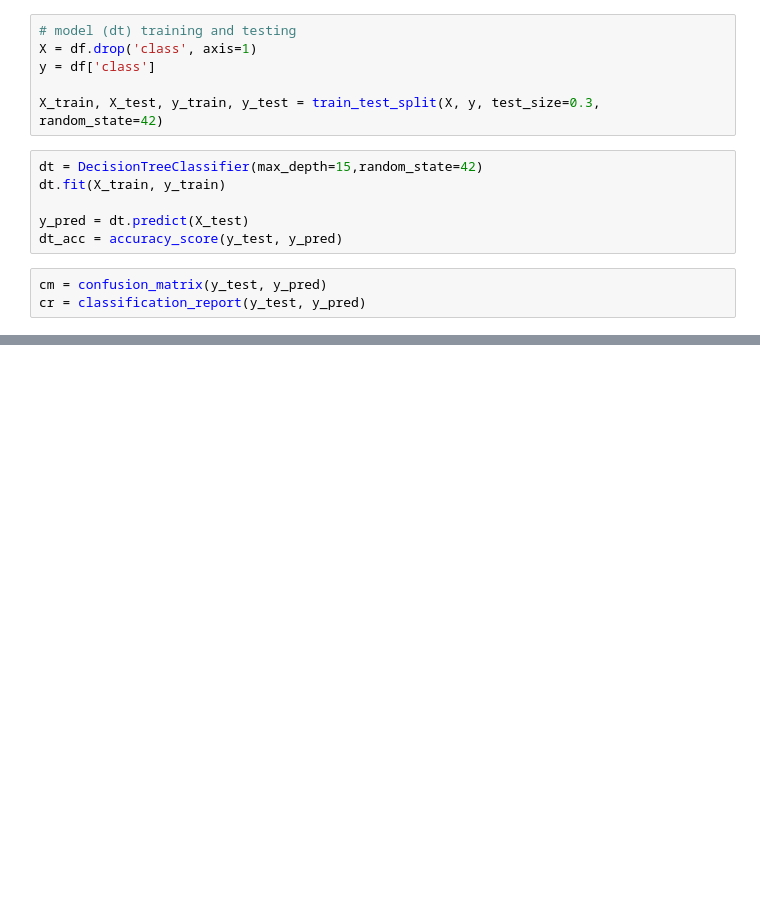
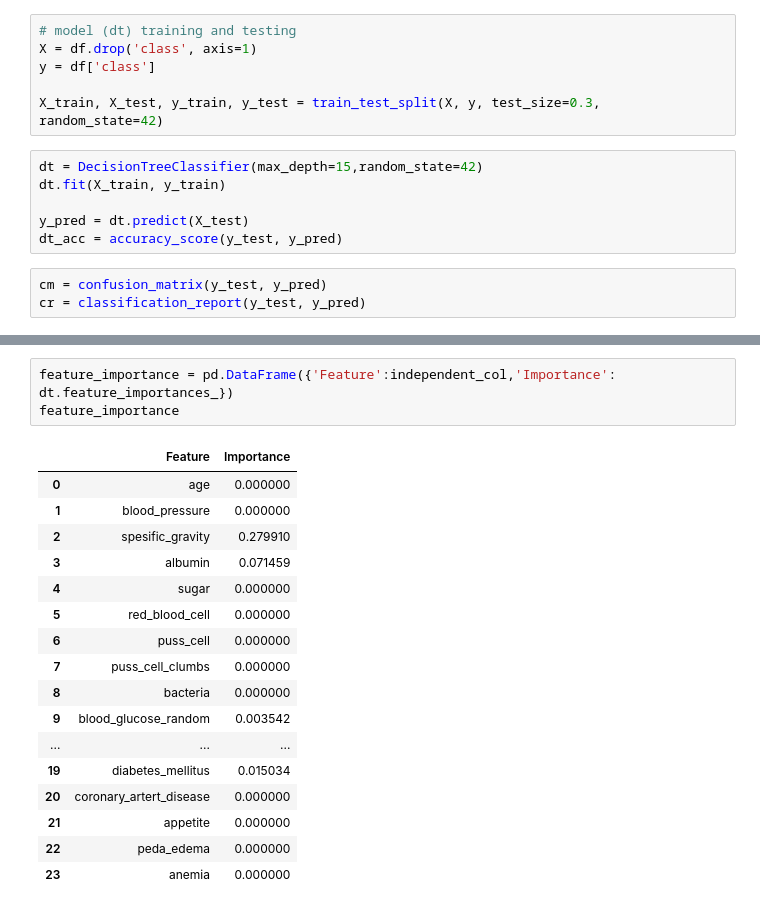
Before and after one commit to olgun-yilmaz/ChronicKidneyDiseasePredict, a Jupyter notebook: kidney_disease_predict.ipynb, the cells around one changed output, grey strips where cells are left out. Cells and saved outputs as stored; diff of their text form; blank space fills up the shorter version.

```diff
--- a/kidney_disease_predict.ipynb
+++ b/kidney_disease_predict.ipynb
@@ -364,0 +375,21 @@ weighted avg       0.98      0.97      0.97       120
+# %%
+feature_importance = pd.DataFrame({'Feature':independent_col,'Importance': dt.feature_importances_})
+feature_importance
+# %% [output]
+|  | Feature | Importance |
+| 0 | age | 0.000000 |
+| 1 | blood_pressure | 0.000000 |
+| 2 | spesific_gravity | 0.279910 |
+| 3 | albumin | 0.071459 |
+| 4 | sugar | 0.000000 |
+| 5 | red_blood_cell | 0.000000 |
+| 6 | puss_cell | 0.000000 |
+| 7 | puss_cell_clumbs | 0.000000 |
+| 8 | bacteria | 0.000000 |
+| 9 | blood_glucose_random | 0.003542 |
+| ... | ... | ... |
+| 19 | diabetes_mellitus | 0.015034 |
+| 20 | coronary_artert_disease | 0.000000 |
+| 21 | appetite | 0.000000 |
+| 22 | peda_edema | 0.000000 |
+| 23 | anemia | 0.000000 |
```
Also changed, not shown: parts of 5 cells of this notebook, 2 other files.
